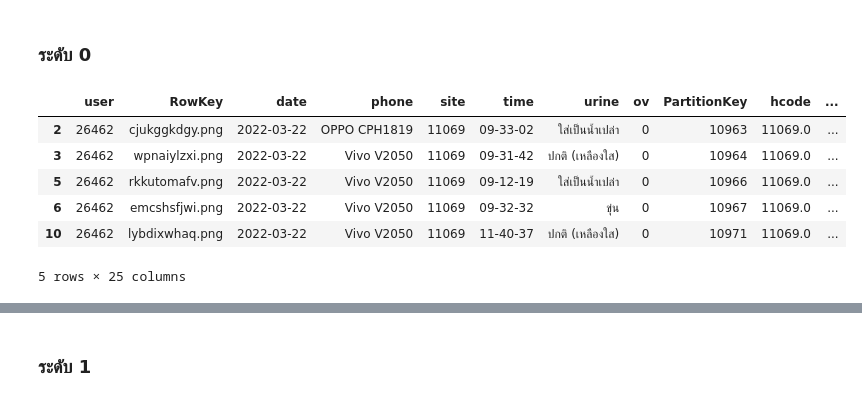
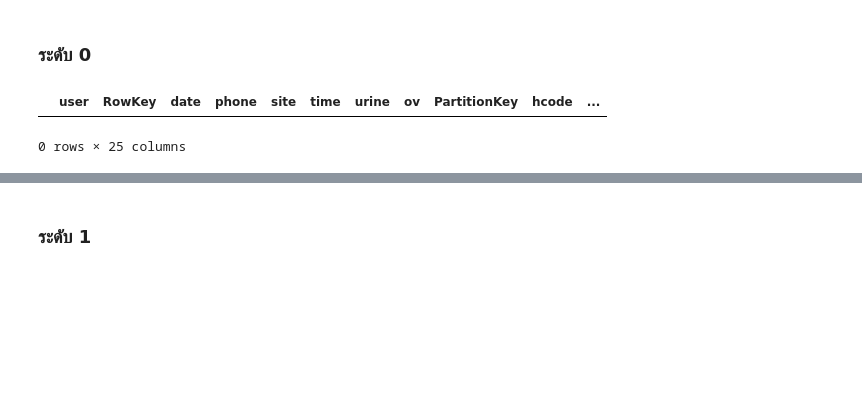
Before and after one commit to Octa-p/data_viz_2022, a Jupyter notebook: Final_Exam.ipynb, the cells around one changed output, grey strips where cells are left out. Cells and saved outputs as stored; diff of their text form; code cells hidden in the pictures; blank space fills up the shorter version.

```diff
--- a/Final_Exam.ipynb
+++ b/Final_Exam.ipynb
@@ -517,7 +470,5 @@ short_english    False
 dtype: bool
 # %% [markdown]
 ## เปลี่ยน hcode ให้เป็น int
-# %%
-hospital_c['hcode'] = pd.to_numeric( hospital_c['hcode'], errors='coerce')
 # %%
-set(hospital_c['hcode'])
+hospital_c1 = hospital_c [hospital_c['hcode']!= '2475x']
@@ -546 +475,3 @@ hospital_c['hcode'] = hospital_c['hcode'].astype(int)
+# %%
+hospital_c2 = hospital_c1 [hospital_c1['hcode']!= '2560x']
 # %%
@@ -582,7 +513,7 @@ hospital_c
 # %% [markdown]
 # รวมข้อมูล alldb กับ hospital ทั้งสองตารางเข้าด้วยกัน
 # %%
-alldb_hos =alldb_dp3.merge(hospital_c,how='left',left_on='site',right_on='hcode')
+alldb_hos = alldb_dp5.merge(hospital_c2,how='left',left_on='site',right_on='hcode')
 alldb_hos
 # %% [output]
 |  | user | RowKey | date | phone | site | time | urine | ov | PartitionKey | hcode | ... |
@@ -743,16 +656,11 @@ pv_noindex
 # %% [markdown]
 ### ระดับ 0
 # %%
-ov0 = alldb_hos_c[alldb_hos_c['ov']== 0]
+ov0 = alldb_hos[alldb_hos['ov']== 0]
 ov0.head()
 # %% [output]
 |  | user | RowKey | date | phone | site | time | urine | ov | PartitionKey | hcode | ... |
-| 2 | 26462 | cjukggkdgy.png | 2022-03-22 | OPPO CPH1819 | 11069 | 09-33-02 | ใส่เป็นน้ำเปล่า | 0 | 10963 | 11069.0 | ... |
-| 3 | 26462 | wpnaiylzxi.png | 2022-03-22 | Vivo V2050 | 11069 | 09-31-42 | ปกติ (เหลืองใส) | 0 | 10964 | 11069.0 | ... |
-| 5 | 26462 | rkkutomafv.png | 2022-03-22 | Vivo V2050 | 11069 | 09-12-19 | ใส่เป็นน้ำเปล่า | 0 | 10966 | 11069.0 | ... |
-| 6 | 26462 | emcshsfjwi.png | 2022-03-22 | Vivo V2050 | 11069 | 09-32-32 | ขุ่น | 0 | 10967 | 11069.0 | ... |
-| 10 | 26462 | lybdixwhaq.png | 2022-03-22 | Vivo V2050 | 11069 | 11-40-37 | ปกติ (เหลืองใส) | 0 | 10971 | 11069.0 | ... |
-5 rows × 25 columns
+0 rows × 25 columns
 # %%
 ov0 = ov0.groupby('province').count()
 ov0.iloc[:,:1]
```
Also changed, not shown: parts of 96 cells of this notebook.
